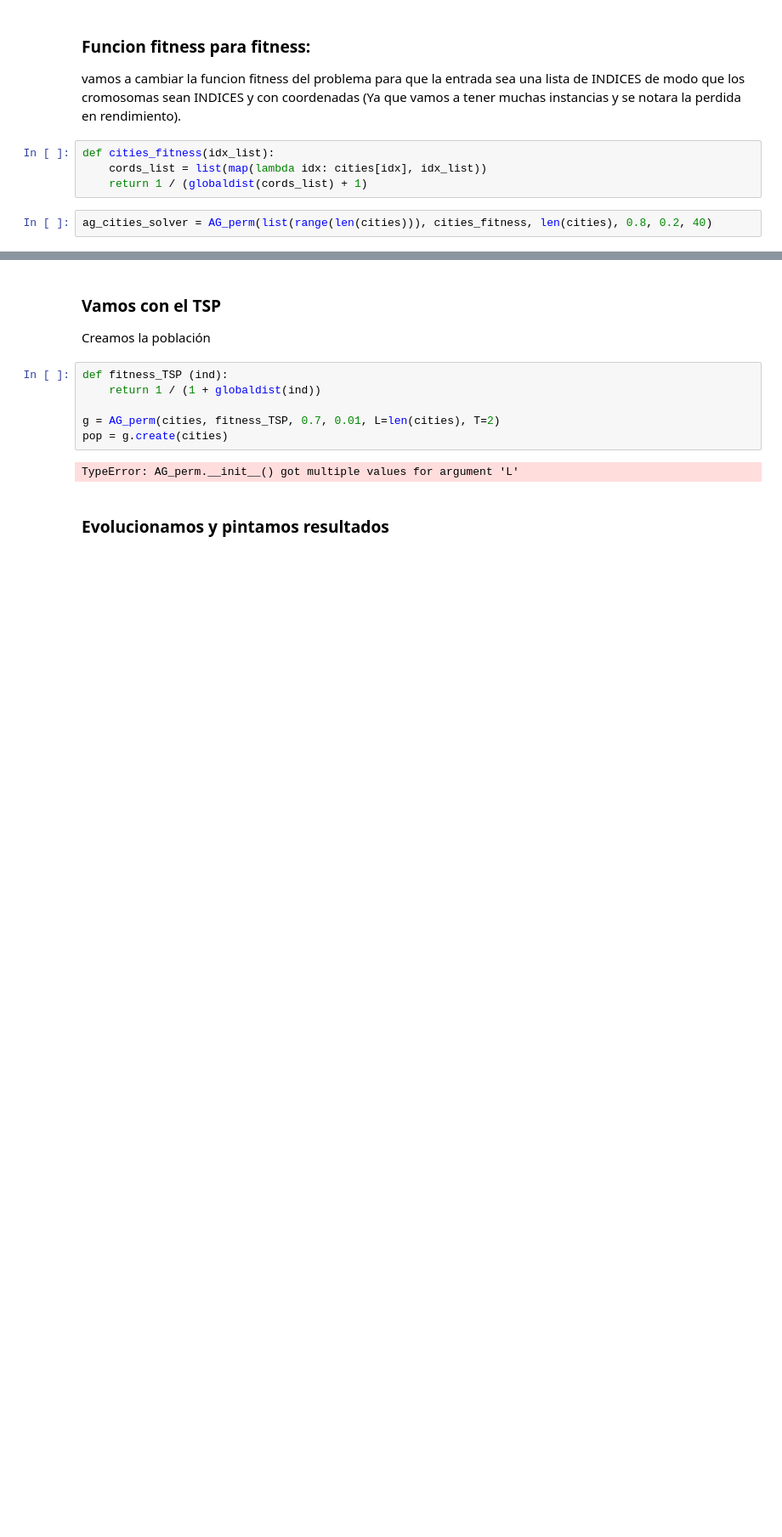
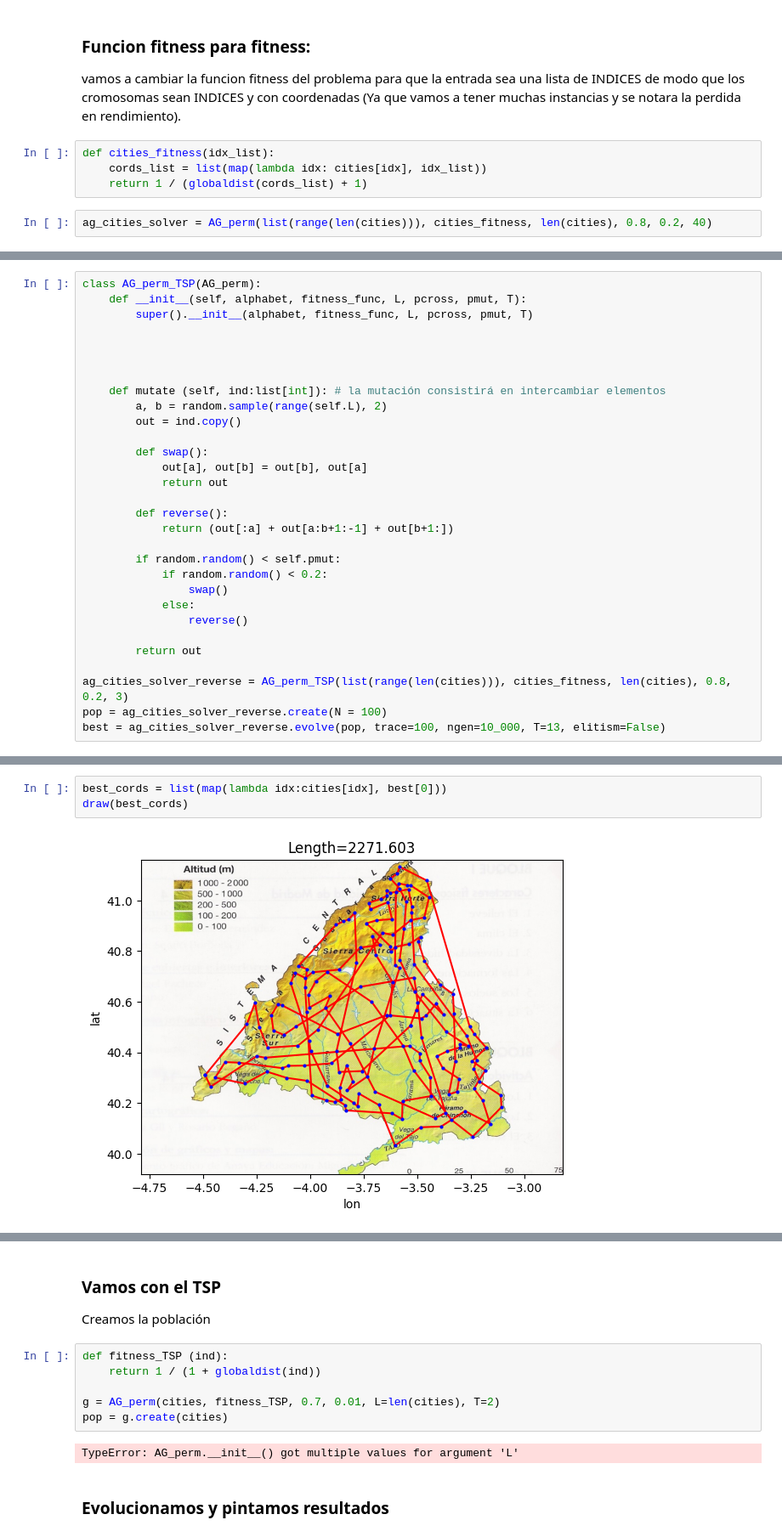
Before and after one commit to Chepados/practica1-sistemas-inteligentes, a Jupyter notebook: AG_alumno.ipynb, the cells around one changed output, grey strips where cells are left out. Shown at 85% size. Cells and saved outputs as stored; diff of their text form; blank space fills up the shorter version.

```diff
--- a/AG_alumno.ipynb
+++ b/AG_alumno.ipynb
@@ -269,0 +262,30 @@ Distancia óptima: 2069.7191121473797 km  (fitness=0.00048292402100011465)
+# %%
+class AG_perm_TSP(AG_perm):
+    def __init__(self, alphabet, fitness_func, L, pcross, pmut, T):
+        super().__init__(alphabet, fitness_func, L, pcross, pmut, T)
+
+
+
+
+    def mutate (self, ind:list[int]): # la mutación consistirá en intercambiar elementos
+        a, b = random.sample(range(self.L), 2)
+        out = ind.copy()
+
+        def swap():
+            out[a], out[b] = out[b], out[a]
+            return out
+
+        def reverse():
+            return (out[:a] + out[a:b+1:-1] + out[b+1:])
+
+        if random.random() < self.pmut:
+            if random.random() < 0.2:
+                swap()
+            else:
+                reverse()
+
+        return out
+
+ag_cities_solver_reverse = AG_perm_TSP(list(range(len(cities))), cities_fitness, len(cities), 0.8, 0.2, 3)
+pop = ag_cities_solver_reverse.create(N = 100)
+best = ag_cities_solver_reverse.evolve(pop, trace=100, ngen=10_000, T=13, elitism=False)
@@ -269,0 +310,5 @@ Distancia óptima: 2069.7191121473797 km  (fitness=0.00048292402100011465)
+# %%
+best_cords = list(map(lambda idx:cities[idx], best[0]))
+draw(best_cords)
+# %% [output]
+[figure, added]
```
Also changed, not shown: parts of 10 cells of this notebook.
